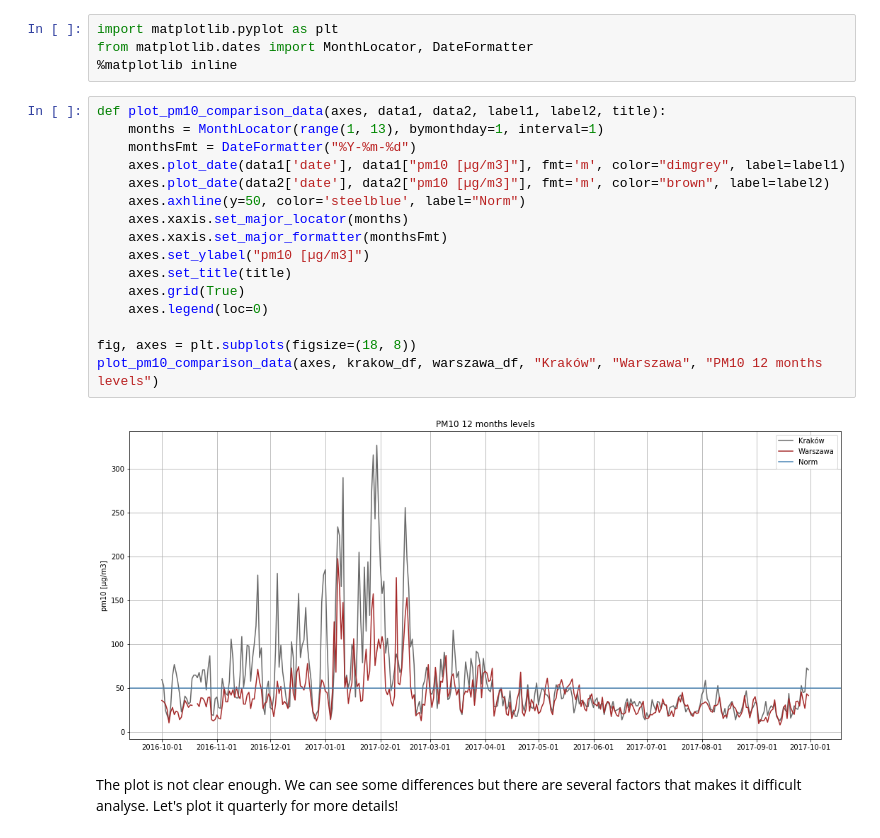
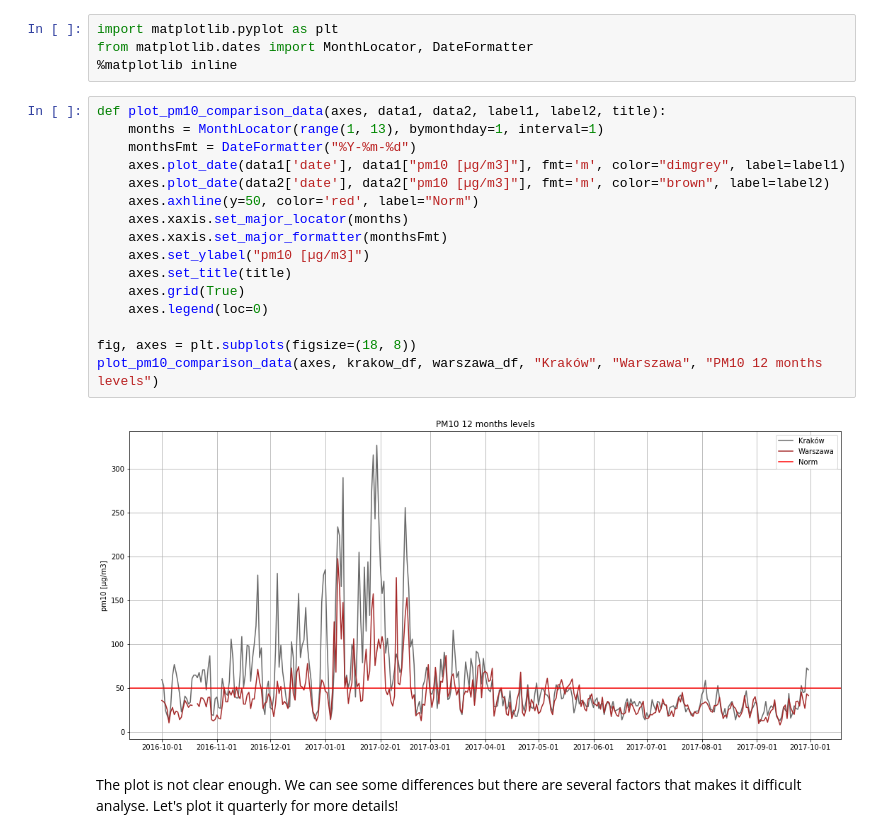
Before and after one commit to msznajder/bitcoin_price_changes_quick_analysis, a Jupyter notebook: #001 How does daily PM10 air pollution level differs between Kraków and Warsaw? (09-10-2017).ipynb, the cells around one changed output. Drawn from its saved outputs; the diff is of its cells as text.

```diff
--- a/#001 How does daily PM10 air pollution level differs between Kraków and Warsaw? (09-10-2017).ipynb
+++ b/#001 How does daily PM10 air pollution level differs between Kraków and Warsaw? (09-10-2017).ipynb
@@ -255,21 +237,21 @@ from matplotlib.dates import MonthLocator, DateFormatter
 # %%
 def plot_pm10_comparison_data(axes, data1, data2, label1, label2, title):
     months = MonthLocator(range(1, 13), bymonthday=1, interval=1)
     monthsFmt = DateFormatter("%Y-%m-%d")
     axes.plot_date(data1['date'], data1["pm10 [µg/m3]"], fmt='m', color="dimgrey", label=label1)
     axes.plot_date(data2['date'], data2["pm10 [µg/m3]"], fmt='m', color="brown", label=label2)
-    axes.axhline(y=50, color='steelblue', label="Norm")
+    axes.axhline(y=50, color='red', label="Norm")
     axes.xaxis.set_major_locator(months)
     axes.xaxis.set_major_formatter(monthsFmt)
     axes.set_ylabel("pm10 [µg/m3]")
     axes.set_title(title)
     axes.grid(True)
     axes.legend(loc=0)
 
 fig, axes = plt.subplots(figsize=(18, 8))
 plot_pm10_comparison_data(axes, krakow_df, warszawa_df, "Kraków", "Warszawa", "PM10 12 months levels")
 # %% [output]
-[figure, old version]
+[figure, new version]
 # %% [markdown]
 The plot is not clear enough. We can see some differences but there are several factors that makes it difficult analyse. Let's plot it quarterly for more details!
 # %%
```
Also changed, not shown: parts of 21 cells of this notebook.
